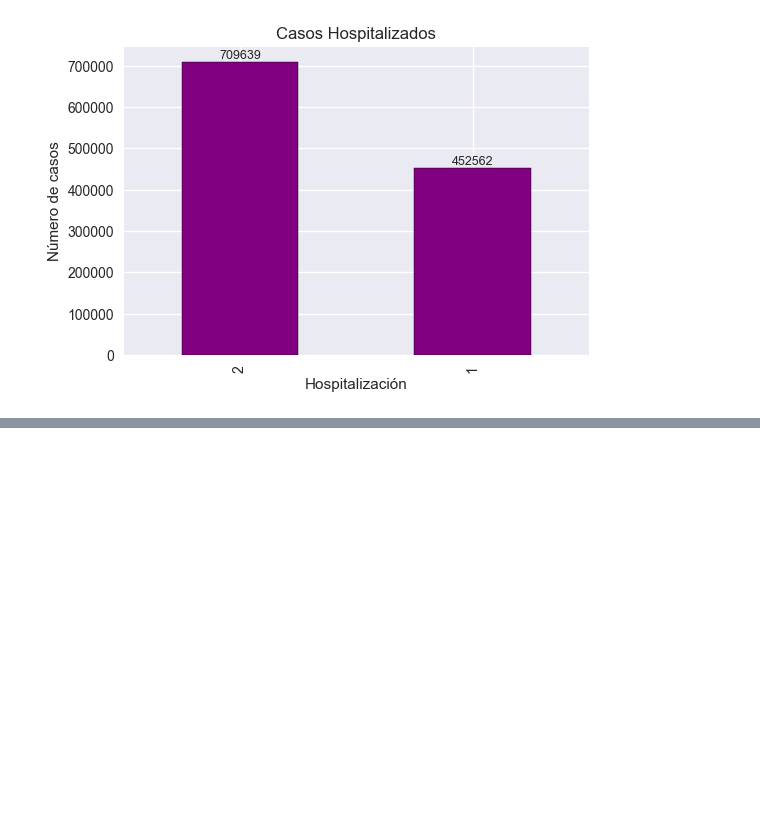
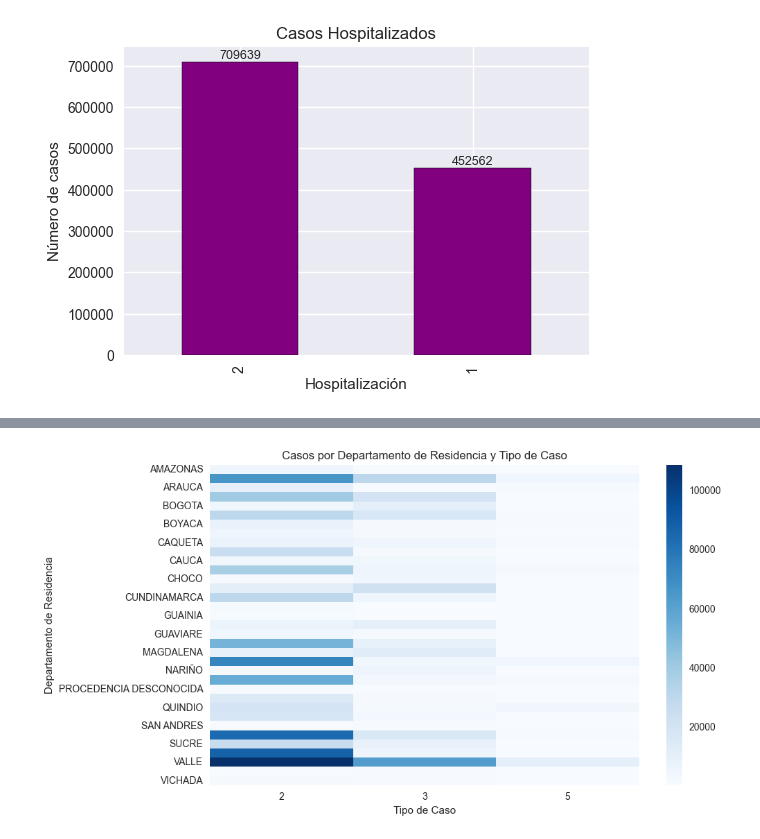
Before and after one commit to cristhianalextorres/etl_project, a Jupyter notebook: EDA_Dengue.ipynb, the cells around one changed output, grey strips where cells are left out. Drawn from its saved outputs; the diff is of its cells as text; code cells hidden in the pictures; blank space fills up the shorter version.

```diff
--- a/EDA_Dengue.ipynb
+++ b/EDA_Dengue.ipynb
@@ -284,0 +364,13 @@ plt.show()
+# %%
+# ======================
+# 3. Departamento de Residencia vs Tipo de Caso
+# ======================
+plt.figure(figsize=(10,6))
+tabla = pd.crosstab(df["departamento_residencia"], df["tip_cas"])
+sns.heatmap(tabla, cmap="Blues", annot=False, cbar=True)
+plt.title("Casos por Departamento de Residencia y Tipo de Caso")
+plt.xlabel("Tipo de Caso")
+plt.ylabel("Departamento de Residencia")
+plt.show()
+# %% [output]
+[figure, added]
```
Also changed, not shown: parts of 14 cells of this notebook, 4 other files.
